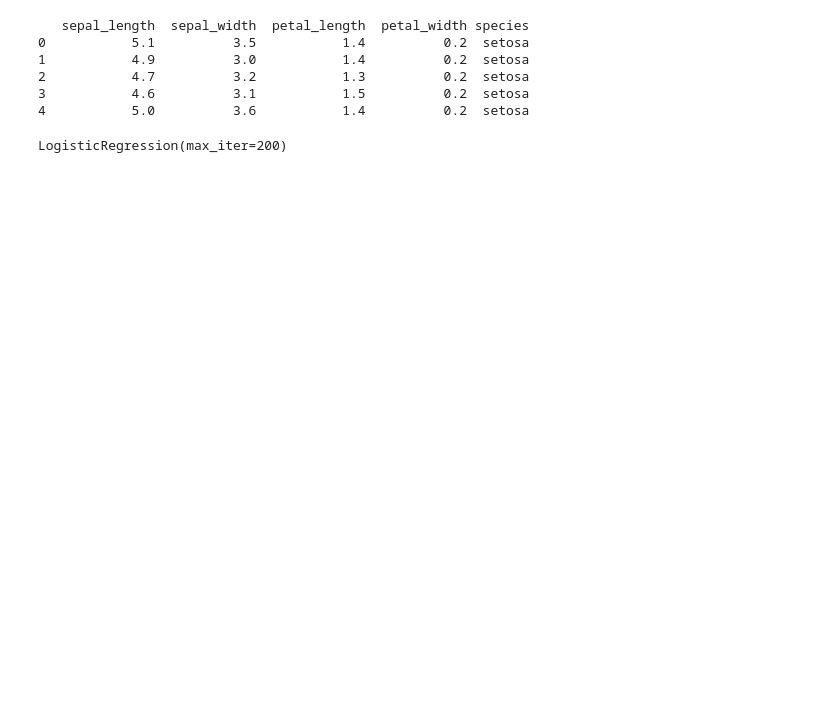
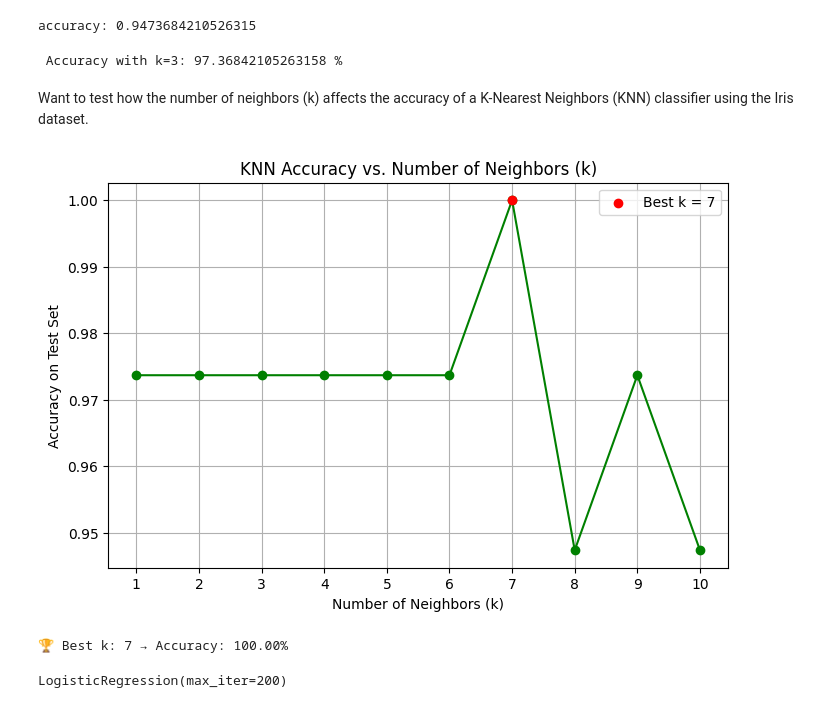
Before and after one commit to lovnishverma/Python-Getting-Started, a Jupyter notebook: iris(step_bystep).ipynb, the cells around one changed output. Saved outputs shown, nothing was run; the diff lists cells and outputs as text; code cells hidden in the pictures; blank space fills up the shorter version.

```diff
--- a/iris(step_bystep).ipynb
+++ b/iris(step_bystep).ipynb
@@ -4,0 +53,4 @@
+# %%
+train, test = train_test_split(iris, test_size = 0.25)
+print(train.shape)
+print(test.shape)
@@ -4,0 +113,5 @@
+# %%
+model = LogisticRegression()
+model.fit(train_X, train_y)
+prediction = model.predict(test_X)
+print('Accuracy:',metrics.accuracy_score(prediction,test_y))
@@ -5,19 +127,56 @@
+# %%
+model = DecisionTreeClassifier()
+model.fit(train_X,train_y)
+prediction=model.predict(test_X)
+print('accuracy:',metrics.accuracy_score(prediction,test_y))
+# %% [output]
+accuracy: 0.9473684210526315
+# %%
+# Train model using k=3 and print accuracy
+model = KNeighborsClassifier(n_neighbors=3)
+model.fit(train_X, train_y)
+prediction = model.predict(test_X)
+print(" Accuracy with k=3:", accuracy_score(test_y, prediction) * 100, "%")
+# %% [output]
+ Accuracy with k=3: 97.36842105263158 %
+# %% [markdown]
+Want to test how the number of neighbors (k) affects the accuracy of a K-Nearest Neighbors (KNN) classifier using the Iris dataset.
+# %%
+# Tune hyperparameter k (number of neighbors)
+k_values = list(range(1, 11))   # Trying k = 1 to 10
+accuracies = []                 # Store accuracies for each k
+
+for k in k_values:
+    model = KNeighborsClassifier(n_neighbors=k)
+    model.fit(train_X, train_y)
+    prediction = model.predict(test_X)
+    acc = accuracy_score(test_y, prediction)
+    accuracies.append(acc)
+
+# Plot Accuracy vs. k
+plt.figure(figsize=(8, 5))
+plt.plot(k_values, accuracies, marker='o', linestyle='-', color='green')
+plt.xticks(k_values)
+plt.title("KNN Accuracy vs. Number of Neighbors (k)")
+plt.xlabel("Number of Neighbors (k)")
+plt.ylabel("Accuracy on Test Set")
+plt.grid(True)
+
+# Highlight best k
+best_k = k_values[accuracies.index(max(accuracies))]
+plt.scatter(best_k, max(accuracies), color='red', zorder=5, label=f'Best k = {best_k}')
+plt.legend()
+plt.show()
+
+# Print the best k and its accuracy
+print(f"🏆 Best k: {best_k} → Accuracy: {max(accuracies)*100:.2f}%")
+# %% [output]
+[figure, added]
+🏆 Best k: 7 → Accuracy: 100.00%
 # %%
 import pandas as pd
 from sklearn.model_selection import train_test_split
 from sklearn.linear_model import LogisticRegression
 from sklearn.preprocessing import LabelEncoder
 from sklearn.metrics import accuracy_score, classification_report, confusion_matrix
-
-# 1. Load Iris dataset from URL
-url = "https://raw.githubusercontent.com/lovnishverma/datasets/refs/heads/main/iriswithheaders.csv"
-iris = pd.read_csv(url)
-print(iris.head())
-# %% [output]
-   sepal_length  sepal_width  petal_length  petal_width species
-0           5.1          3.5           1.4          0.2  setosa
-1           4.9          3.0           1.4          0.2  setosa
-2           4.7          3.2           1.3          0.2  setosa
-3           4.6          3.1           1.5          0.2  setosa
-4           5.0          3.6           1.4          0.2  setosa
 # %%
```
Also changed, not shown: parts of 20 cells of this notebook.
